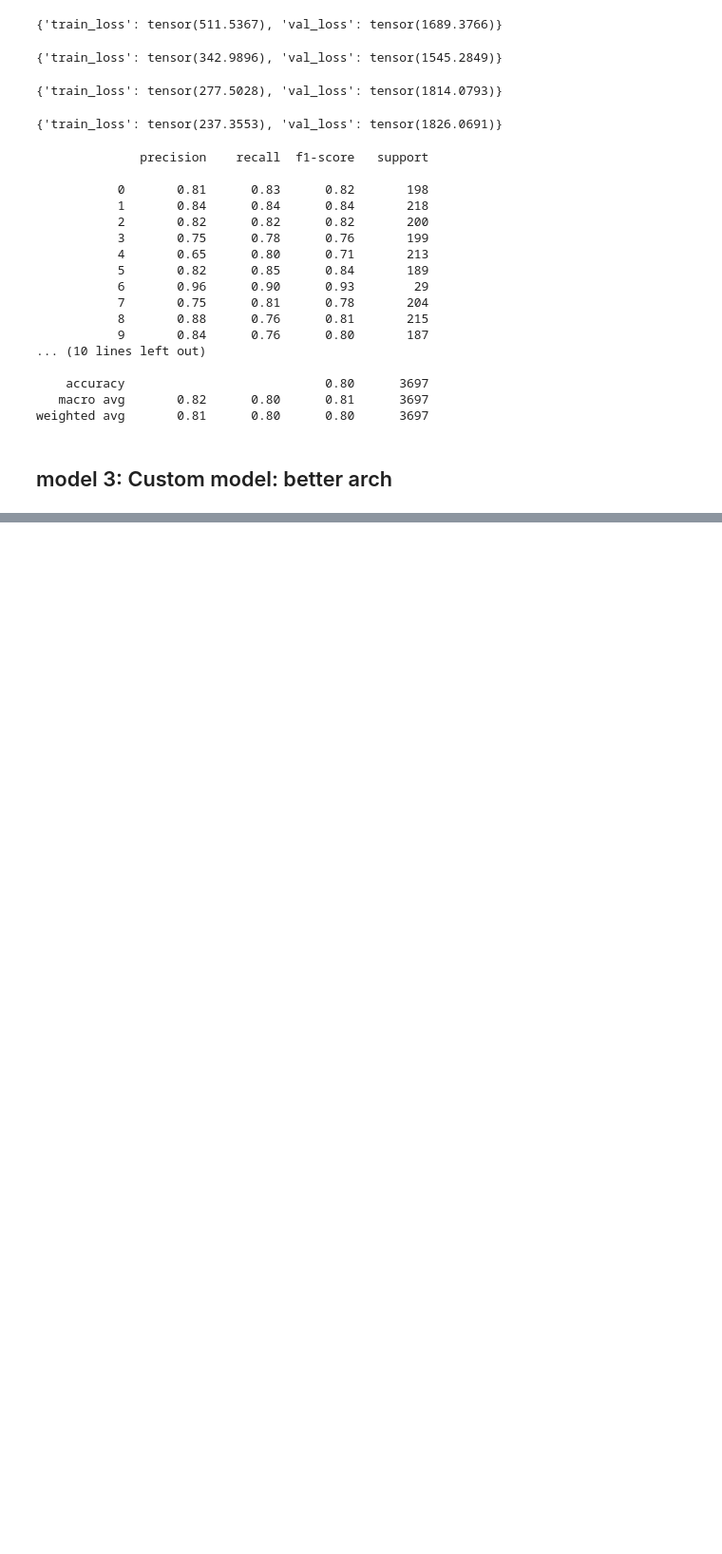
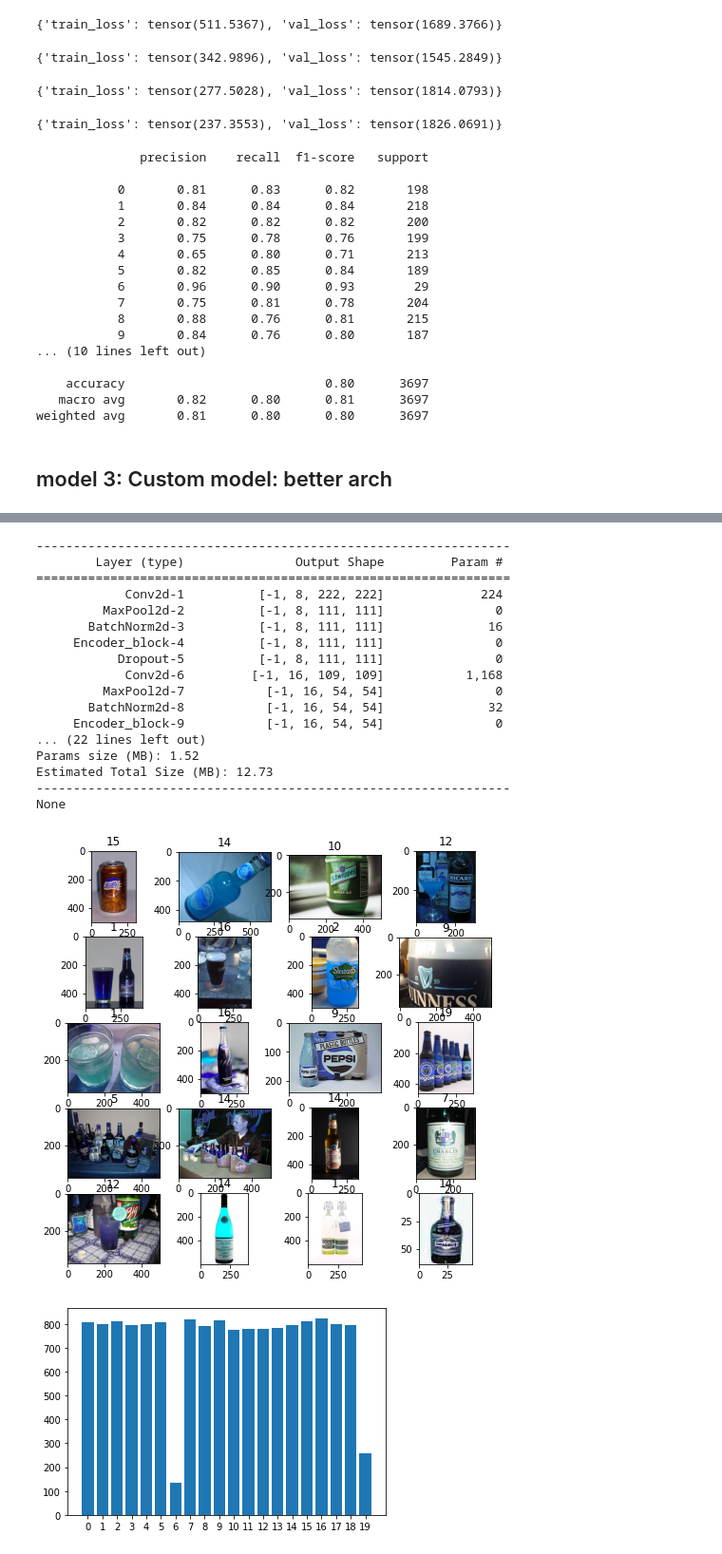
Before and after one commit to siddhant230/fine-grained-image-classification, a Jupyter notebook: fine_grained_clf_poc.ipynb, the cells around one changed output, grey strips where cells are left out. Shown at 95% size. Drawn from its saved outputs; the diff is of its cells as text; code cells hidden in the pictures; blank space fills up the shorter version.

```diff
--- a/fine_grained_clf_poc.ipynb
+++ b/fine_grained_clf_poc.ipynb
@@ -87,7 +114,7 @@ len(os.listdir("data/unrolled"))
 # %% [output]
 18488
 # %%
-class BottleDataset(Dataset):
+"""class BottleDataset(Dataset):
   def __init__(self, data_path, split="train"):
     self.split = split
     self.data_path = data_path
@@ -144,4 +171,4 @@ class BottleDataset(Dataset):
     if self.transform:
       img = self.transform(img)
 
-    return img, label
+    return img, label"""
@@ -148,2 +226,2 @@ class BottleDataset(Dataset):
 # %%
-dataset = BottleDataset("data/unrolled")
+dataset = BottleDataset()
@@ -527,24 +605,28 @@ class Encoder_block(nn.Module):
     super(Encoder_block, self).__init__()
     self.conv = nn.Conv2d(input_kernel_nums, output_kernel_nums, kernel_size)
     self.pool = nn.MaxPool2d(2, 2)
-    self.bn = nn.BatchNorm2d(100)
+    self.bn = nn.BatchNorm2d(output_kernel_nums)
 
-  def forward(self, x):
+  def forward(self, x, bn=True):
     x = self.conv(x)
     x = self.pool(x)
-    x = self.bn(x)
+    if bn:
+      x = self.bn(x)
     return x
 
 class TaskModel(nn.Module):
-  def __init__(self, input_size, num_classes):
+  def __init__(self, num_classes=20):
     super(TaskModel, self).__init__()
-    self.cnn_block1 = Encoder_block(3, 8, 7)
-    self.cnn_block2 = Encoder_block(8, 16, 5)
-    self.cnn_block3 = Encoder_block(16, 32, 5)
+    self.cnn_block1 = Encoder_block(3, 8, 3)
+    self.cnn_block2 = Encoder_block(8, 16, 3)
+    self.cnn_block3 = Encoder_block(16, 32, 3)
     self.cnn_block4 = Encoder_block(32, 64, 3)
-    self.drop3 = nn.Dropout(0.2)
-    self.drop2 = nn.Dropout(0.3)
-    self.drop1 = nn.Dropout(0.4)
+    self.cnn_block5 = Encoder_block(64, 128, 3)
+    self.cnn_block6 = Encoder_block(128, 256, 3)
+    self.fc1 = nn.Linear(256, num_classes)
+    # self.drop3 = nn.Dropout(0.2)
+    self.drop2 = nn.Dropout(0.2)
+    self.drop1 = nn.Dropout(0.2)
 
   def forward(self, x):
     x = self.cnn_block1(x)
@@ -552,9 +634,12 @@ class TaskModel(nn.Module):
     x = self.cnn_block2(x)
     x = self.drop2(x)
     x = self.cnn_block3(x)
-    x = self.drop3(x)
-    x = self.cnn_block4(x)
-    print(x.shape)
+    # x = self.drop3(x)
+    x = self.cnn_block4(x, bn=False)
+    x = self.cnn_block5(x, bn=False)
+    x = self.cnn_block6(x, bn=False)
+    x = torch.flatten(x, 1)
+    x = self.fc1(x)
     return x
 # %%
 task_classifier = TaskModel()
@@ -562,2 +665,22 @@ summary(task_classifier.to('cuda'), (3,224,224))
 # %%
-task_classifier = Trainer(model=cstm_classifier)
+task_classifier_obj = Trainer(model=task_classifier)
+# %% [output]
+----------------------------------------------------------------
+        Layer (type)               Output Shape         Param #
+================================================================
+            Conv2d-1          [-1, 8, 222, 222]             224
+         MaxPool2d-2          [-1, 8, 111, 111]               0
+       BatchNorm2d-3          [-1, 8, 111, 111]              16
+     Encoder_block-4          [-1, 8, 111, 111]               0
+           Dropout-5          [-1, 8, 111, 111]               0
+            Conv2d-6         [-1, 16, 109, 109]           1,168
+         MaxPool2d-7           [-1, 16, 54, 54]               0
+       BatchNorm2d-8           [-1, 16, 54, 54]              32
+     Encoder_block-9           [-1, 16, 54, 54]               0
+... (22 lines left out)
+Params size (MB): 1.52
+Estimated Total Size (MB): 12.73
+----------------------------------------------------------------
+None
+[figure, added]
+[figure, added]
```
Also changed, not shown: parts of 22 cells of this notebook.
